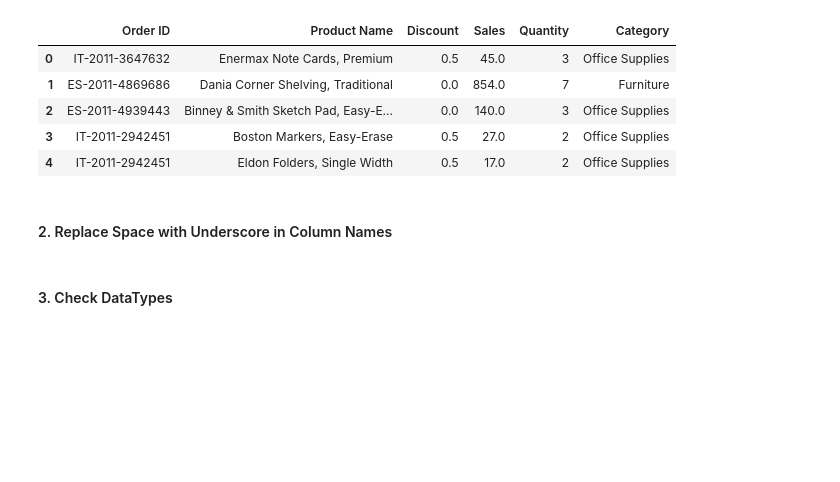
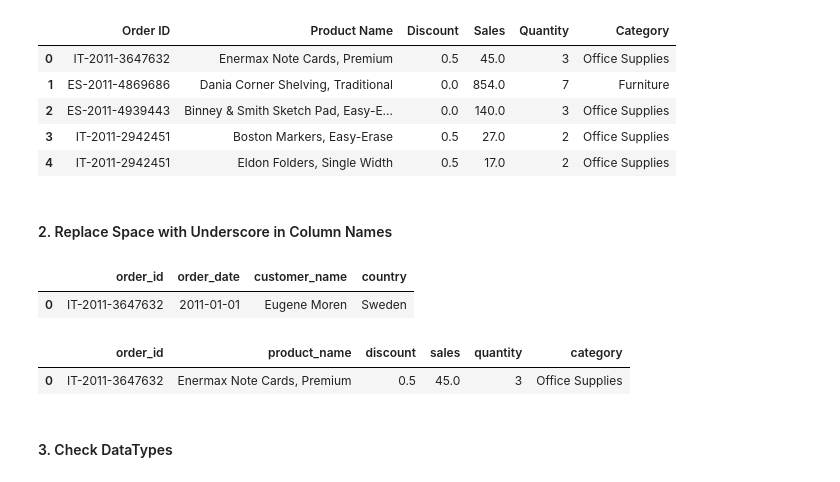
Before and after one commit to adireksa/iod, a Jupyter notebook: Labs/sql/IOD_Lab 2.1.3.ipynb, the cells around one changed output. Drawn from its saved outputs; the diff is of its cells as text; code cells hidden in the pictures; blank space fills up the shorter version.

```diff
--- a/Labs/sql/IOD_Lab 2.1.3.ipynb
+++ b/Labs/sql/IOD_Lab 2.1.3.ipynb
@@ -468,6 +494,16 @@ df_orders.columns = [o.replace(' ', '_') for o in orders.columns.str.lower()]
 # %%
-# ANSWER
-df_orders_break_down.columns = [o.replace(' ', '_') for o in orders_break_down.columns.str.lower()]
+df_orders_break_down.columns = [o.replace(' ', '_') for o in df_orders_break_down.columns.str.lower()]
+# %%
+# ANSWER
+df_orders.head(1)
+# %% [output]
+|  | order_id | order_date | customer_name | country |
+| 0 | IT-2011-3647632 | 2011-01-01 | Eugene Moren | Sweden |
+# %%
+df_orders_break_down.head(1)
+# %% [output]
+|  | order_id | product_name | discount | sales | quantity | category |
+| 0 | IT-2011-3647632 | Enermax Note Cards, Premium | 0.5 | 45.0 | 3 | Office Supplies |
 # %% [markdown]
 #### 3. Check DataTypes
 # %%
```
Also changed, not shown: parts of 29 cells of this notebook.
